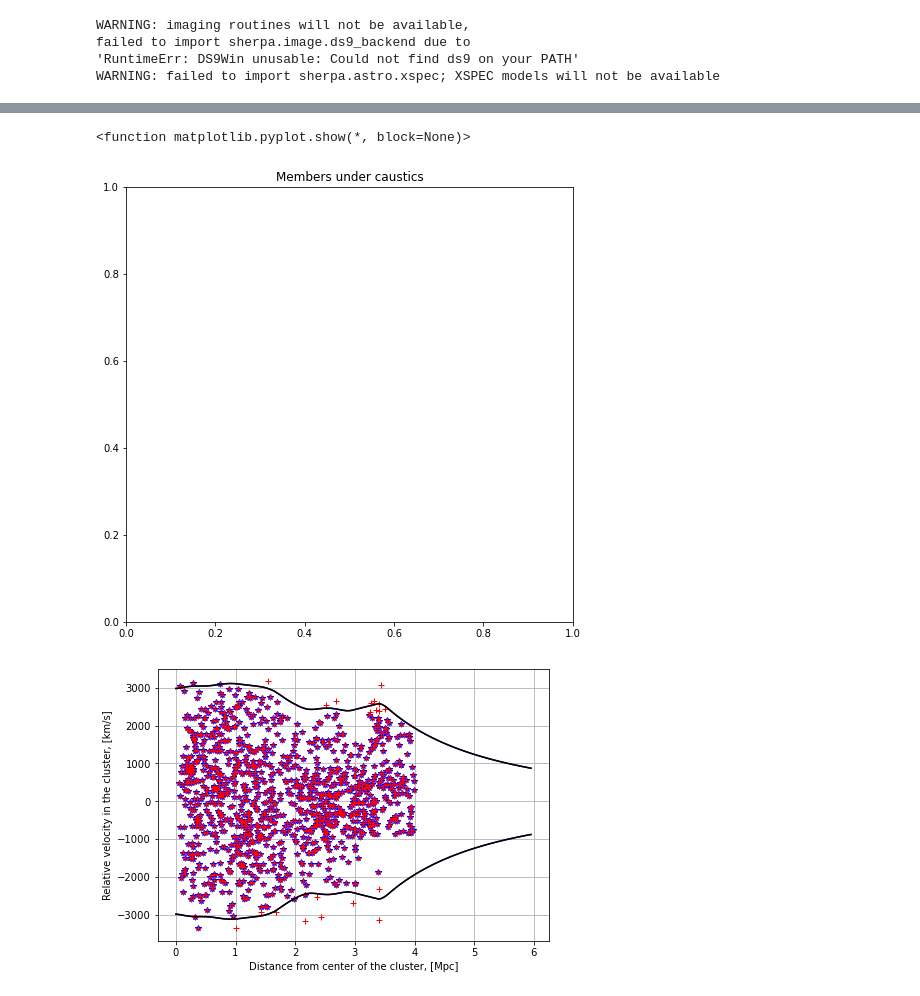
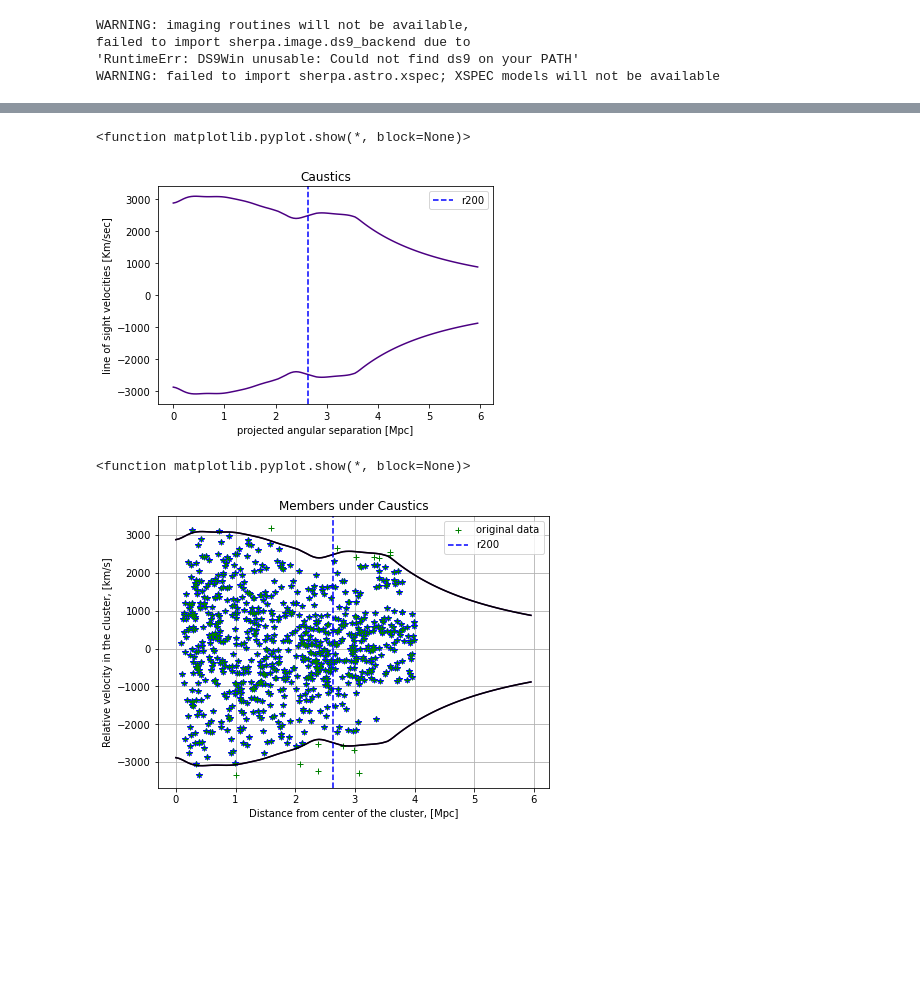
Before and after one commit to katul3767/Mass-of-galaxy-cluster, a Jupyter notebook: Abel S 1063 galaxy cluster.ipynb, the cells around one changed output, grey strips where cells are left out. Saved outputs shown, nothing was run; the diff lists cells and outputs as text; code cells hidden in the pictures; blank space fills up the shorter version.

```diff
--- a/Abel S 1063 galaxy cluster.ipynb
+++ b/Abel S 1063 galaxy cluster.ipynb
@@ -97,4 +64,12 @@ plt.plot(dec_cl,ra_cl,'*',color='red')
 # %%
+# projection of the cluster
+plt.plot(dec,ra,'.')
+plt.plot(dec_cl,ra_cl,'*',color='red')
+#plt.plot(dec[mask_ma],ra[mask_ma],'o')
+plt.plot(dec_cl,ra_cl,'*')
+plt.show()
+
+
 len(ra),len(dec),len(z)
 c1 = SkyCoord(ra=ra*u.degree, dec=dec*u.degree ,frame='icrs')
 c2 = SkyCoord(ra=ra_cl*u.degree, dec=dec_cl*u.degree, frame='icrs')
@@ -102,6 +77,10 @@ sep = c1.separation(c2)
 sep_radian=sep.radian
 
 # proj distance
-r_proj=(sep_radian* cosmo.angular_diameter_distance(z_cl)/u.radian).value
-r_proj.max()
+r_proj_c=(sep_radian* cosmo.angular_diameter_distance(z_cl)/u.radian).value
+exclude_value = 2.63
+
+r_proj = r_proj_c[r_proj_c <= exclude_value]
+mask_ma=np.where(r_proj)
+los_v= c*(z[mask_ma]- z_cl)/1+z_cl
 # %% [output]
@@ -317,0 +88,4 @@ plt.plot(bin_centers, v_disp,'.')
+# %%
+z_final=(z[mask_ma])
+ra_final= ra[mask_ma]
+dec_final= dec[mask_ma]
@@ -318,4 +120,4 @@ plt.plot(bin_centers, v_disp,'.')
 # %%
-cluster_data=np.vstack((ra,dec,z)).T
+cluster_data=np.vstack((ra_final,dec_final,z_final)).T
 len(cluster_data)
 # %% [output]
@@ -435,27 +223,44 @@ cut_z = np.transpose(caustic.data_set)[4]
 
 trimmed_radius = cut_radius[caustic_mask]
 trimmed_velocity = cut_velocity[caustic_mask]
+# %%
+plt.title('Caustics')
+caustic_profile=caustic.caustic_profile
+caustic_radii=caustic.x_range
+plt.plot(caustic_radii, caustic_profile, color='indigo')
+plt.plot(caustic_radii, -1*caustic_profile, color='indigo')  # assumes caustic
+plt.xlabel('projected angular separation [Mpc]')
+plt.ylabel('line of sight velocities [Km/sec]')
+plt.axvline(x = 2.63, linestyle='dashed',color = 'b', label = 'r200')
+#plt.savefig(' Caustic lines.pdf',dpi=300)
+plt.legend()
+plt.show
+# %% [output]
+<function matplotlib.pyplot.show(*, block=None)>
+[figure, added]
 # %%
 # plot the original and rejected data
-plt.figure(figsize=(8,8))
-plt.title('Members under caustics')
 fig, ax = plt.subplots(1, 1, figsize=(7,5))
+plt.title('Members under Caustics')
 plt.plot(caustic_radii, caustic_profile, color='indigo')
 plt.plot(caustic_radii, -1*caustic_profile, color='indigo')
 plt.plot(trimmed_radius,trimmed_velocity,'*',color='blue',)
-plt.plot(cut_radius,cut_velocity, '+', color='red', label="original data")
+plt.plot(cut_radius,cut_velocity, '+', color='g', label="original data")
 plt.xlabel('projected angular separation [Mpc]')
 plt.ylabel('line of sight velocities [Km/sec]')
 ax.plot(caustic.x_range, caustic.caustic_profile, c='black')
 ax.plot(caustic.x_range, -caustic.caustic_profile, c='black')
 ax.set_xlabel('Distance from center of the cluster, [Mpc]')
 ax.set_ylabel('Relative velocity in the cluster, [km/s]')
+plt.axvline(x = 2.63, linestyle='dashed',color = 'b', label = 'r200')
+
+#plt.savefig('members inside the caustics.png', dpi=300)
 ax.grid(True)
+plt.legend()
 plt.show
 # %% [output]
 <function matplotlib.pyplot.show(*, block=None)>
-[figure, old version]
+[figure, new version]
-[figure, removed]
 # %%
 plt.plot(cut_radius, cut_velocity, '^', color='red')
 plt.plot(trimmed_radius, trimmed_velocity, '+',color='blue')
```
Also changed, not shown: parts of 72 cells of this notebook.
